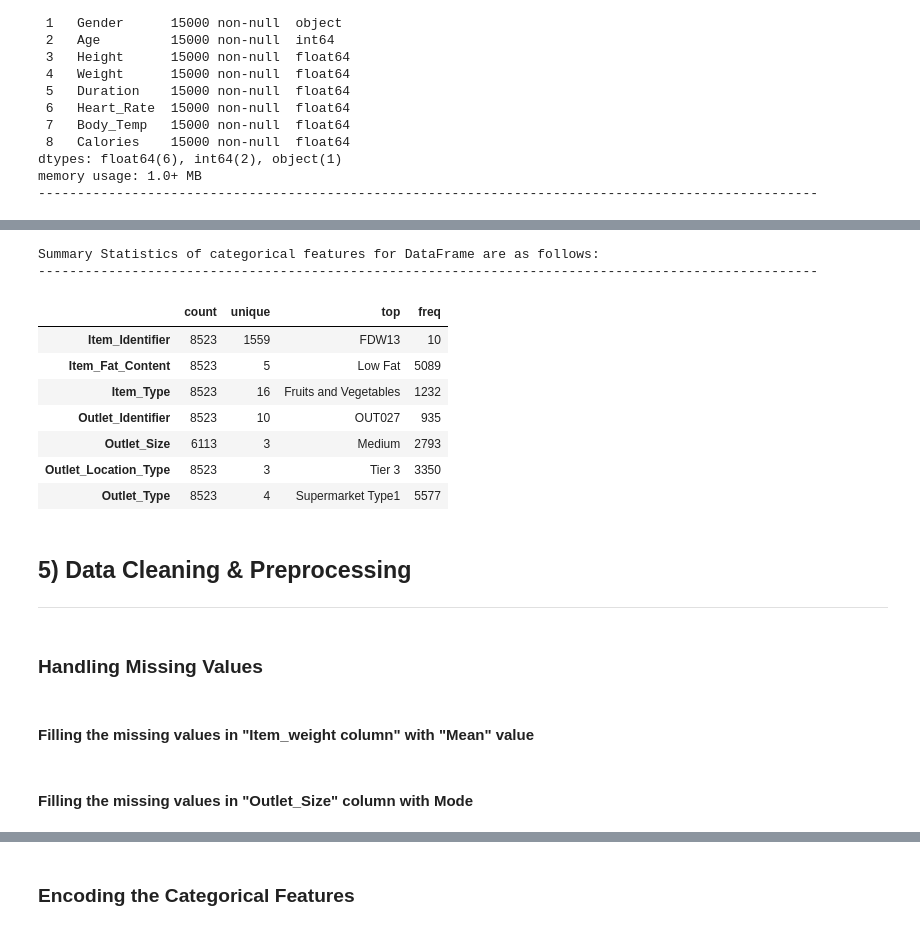
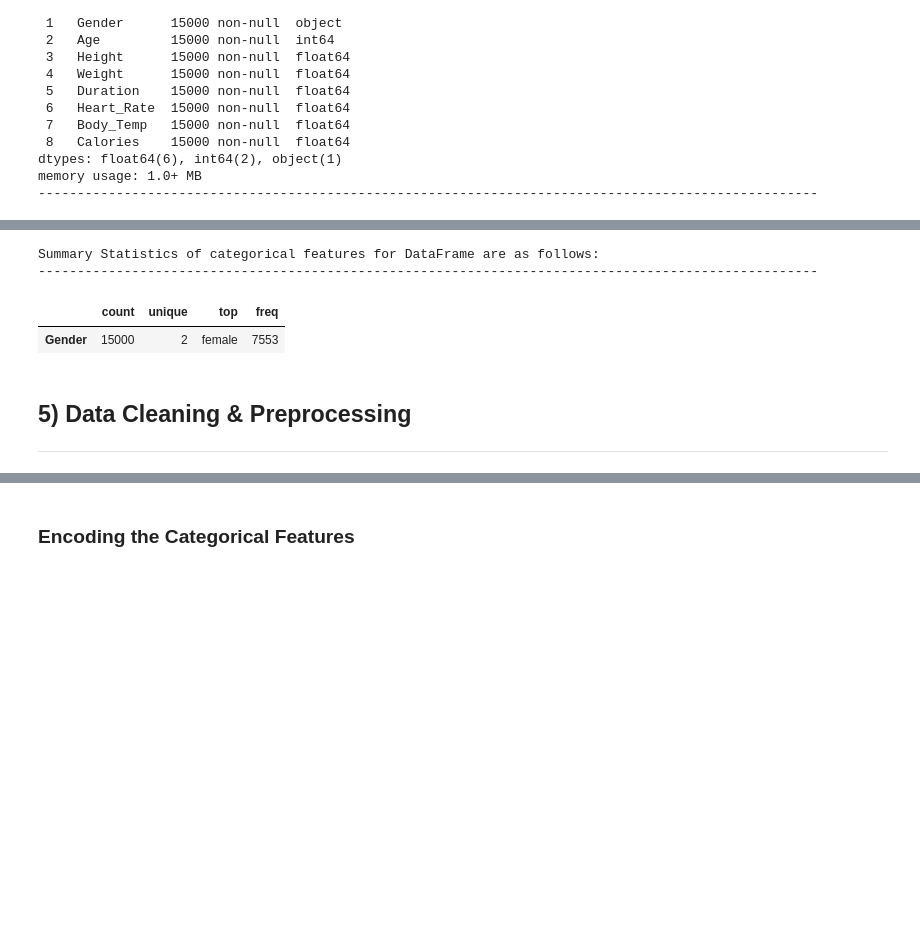
Before and after one commit to manishkr1754/30_Days_30_ML_Projects_Challenge, a Jupyter notebook: Day16_Project16_Calories Burnt Predection.ipynb, the cells around one changed output, grey strips where cells are left out. Cells and saved outputs as stored; diff of their text form; code cells hidden in the pictures; blank space fills up the shorter version.

```diff
--- a/Day16_Project16_Calories Burnt Predection.ipynb
+++ b/Day16_Project16_Calories Burnt Predection.ipynb
@@ -172,22 +169,12 @@ Summary Statistics of numerical features for DataFrame are as follows:
 # %%
 print('Summary Statistics of categorical features for DataFrame are as follows:')
 print('-'*100)
-big_mart_sales_df.describe(include='object').T
+calories_data.describe(include='object').T
 # %% [output]
 Summary Statistics of categorical features for DataFrame are as follows:
 ----------------------------------------------------------------------------------------------------
 |  | count | unique | top | freq |
-| Item_Identifier | 8523 | 1559 | FDW13 | 10 |
-| Item_Fat_Content | 8523 | 5 | Low Fat | 5089 |
-| Item_Type | 8523 | 16 | Fruits and Vegetables | 1232 |
-| Outlet_Identifier | 8523 | 10 | OUT027 | 935 |
-| Outlet_Size | 6113 | 3 | Medium | 2793 |
-| Outlet_Location_Type | 8523 | 3 | Tier 3 | 3350 |
-| Outlet_Type | 8523 | 4 | Supermarket Type1 | 5577 |
+| Gender | 15000 | 2 | female | 7553 |
 # %% [markdown]
 ## 5) Data Cleaning & Preprocessing
 ---
-# %% [markdown]
-### Handling Missing Values
-# %% [markdown]
-#### Filling the missing values in "Item_weight column" with "Mean" value
@@ -196,2 +180,0 @@ big_mart_sales_df['Item_Weight'].fillna(big_mart_sales_df['Item_Weight'].mean(),
-# %% [markdown]
-#### Filling the missing values in "Outlet_Size" column with Mode
```
Also changed, not shown: parts of 52 cells of this notebook.
